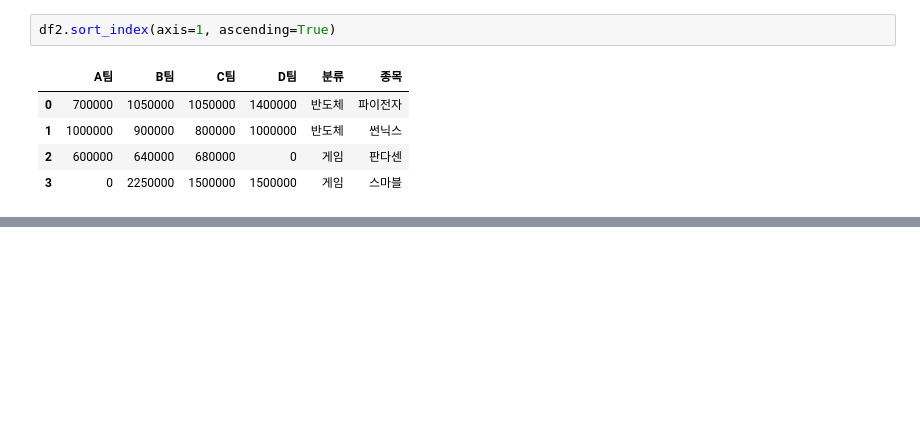
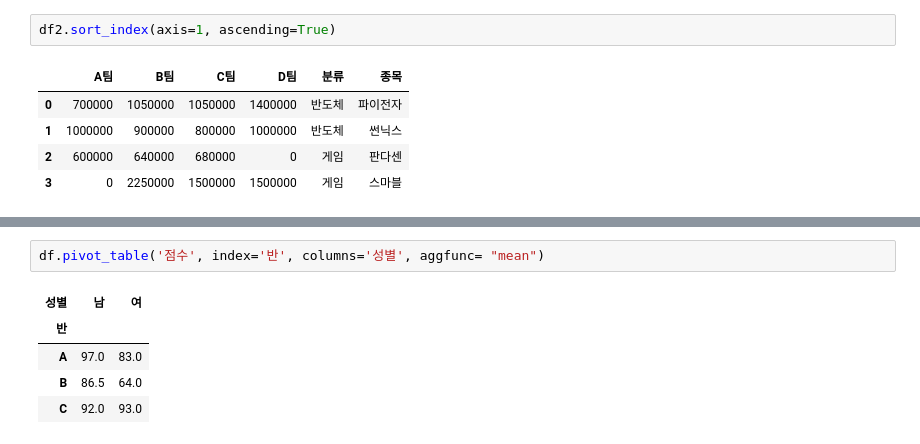
Before and after one commit to ProdKEYMON/mimiproject.1, a Jupyter notebook: 판다스실습_엑셀투파이썬.ipynb, the cells around one changed output, grey strips where cells are left out. Cells and saved outputs as stored; diff of their text form; blank space fills up the shorter version.

```diff
--- a/판다스실습_엑셀투파이썬.ipynb
+++ b/판다스실습_엑셀투파이썬.ipynb
@@ -352,0 +375,8 @@ df2.sort_index(axis=1, ascending=True)
+# %%
+df.pivot_table('점수', index='반', columns='성별', aggfunc= "mean")
+# %% [output]
+| 성별 | 남 | 여 |
+| 반 |  |  |
+| A | 97.0 | 83.0 |
+| B | 86.5 | 64.0 |
+| C | 92.0 | 93.0 |
```
Also changed, not shown: parts of 5 cells of this notebook.
